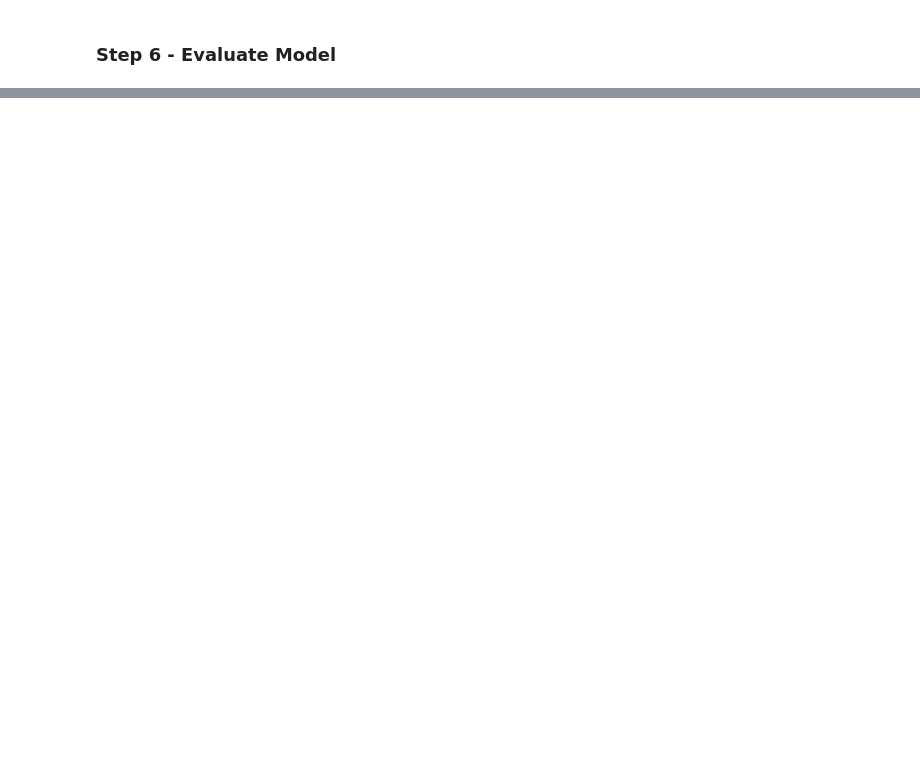
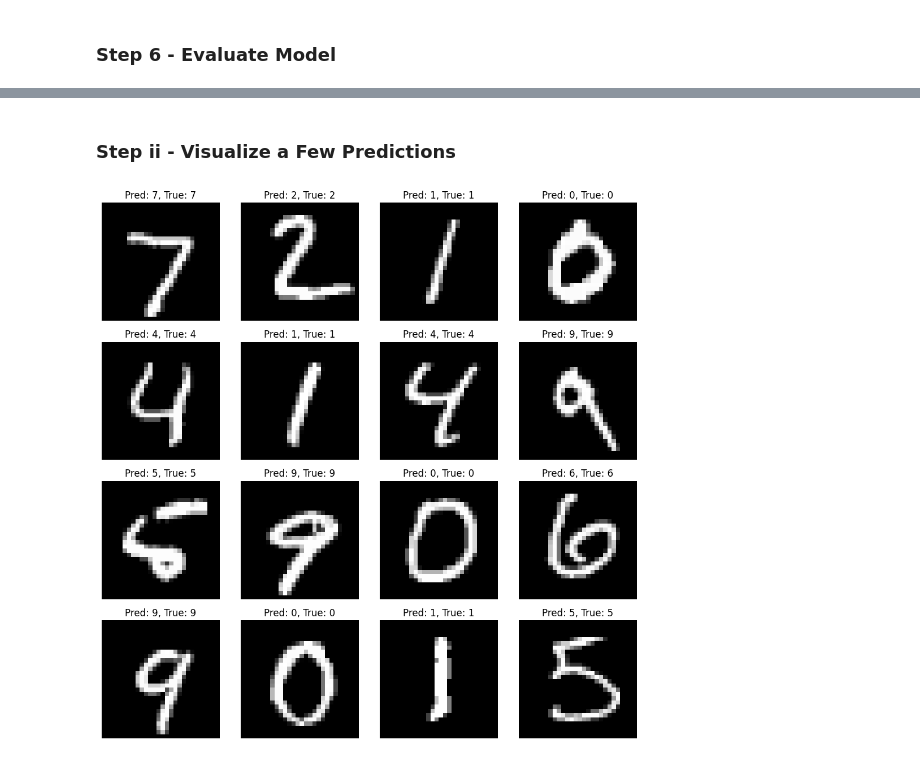
Before and after one commit to ashfaknawshad/ml-roadmap, a Jupyter notebook: 04_deep_learning/cnn_intro.ipynb, the cells around one changed output, grey strips where cells are left out. Drawn from its saved outputs; the diff is of its cells as text; code cells hidden in the pictures; blank space fills up the shorter version.

```diff
--- a/04_deep_learning/cnn_intro.ipynb
+++ b/04_deep_learning/cnn_intro.ipynb
@@ -106,0 +96,15 @@ Test Accuracy: 0.9901000261306763
+# %% [markdown]
+### Step ii - Visualize a Few Predictions
+# %%
+import matplotlib.pyplot as plt
+
+plt.figure(figsize=(10, 10))
+for i in range(16):
+    plt.subplot(4, 4, i + 1)
+    plt.imshow(X_test[i].reshape(28, 28), cmap='gray')
+    plt.title(f"Pred: {predicted_classes[i]}, True: {true_classes[i]}")
+    plt.axis('off')
+plt.tight_layout()
+plt.show()
+# %% [output]
+[figure, added]
```
Also changed, not shown: parts of 13 cells of this notebook.
